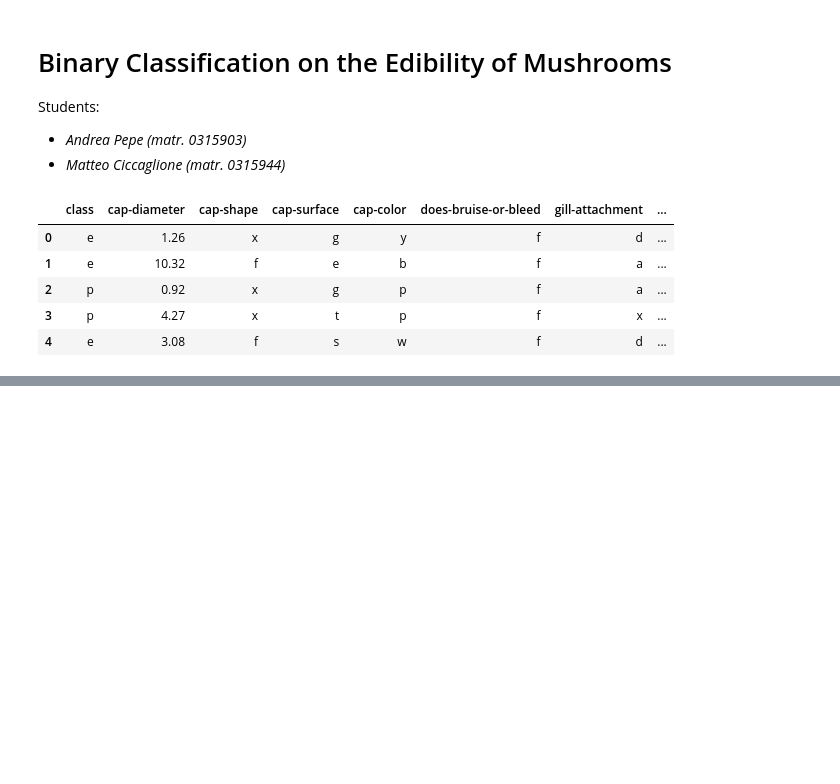
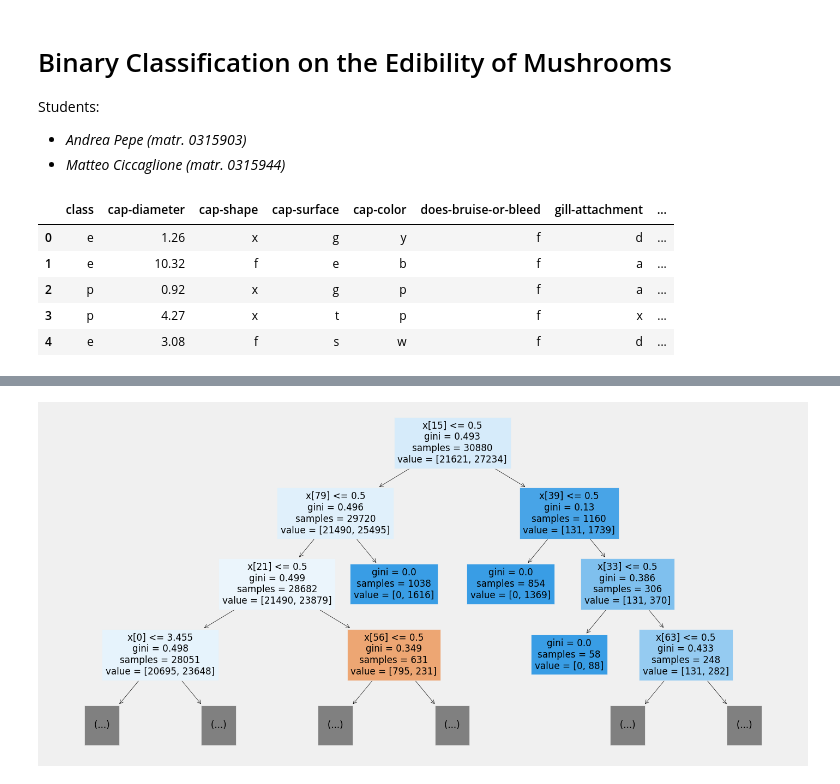
Before and after one commit to AndreaPepe/MushroomsClassification, a Jupyter notebook: mushrooms_classifiers.ipynb, the cells around one changed output, grey strips where cells are left out. Drawn from its saved outputs; the diff is of its cells as text; code cells hidden in the pictures; blank space fills up the shorter version.

```diff
--- a/mushrooms_classifiers.ipynb
+++ b/mushrooms_classifiers.ipynb
@@ -198,0 +224,34 @@ Accuracy: 0.7059931226461438
+# %%
+import matplotlib.colors as mcolors
+plt.style.use('fivethirtyeight')
+
+plt.rcParams['font.family'] = 'sans-serif'
+plt.rcParams['font.serif'] = 'Ubuntu'
+plt.rcParams['font.monospace'] = 'Ubuntu Mono'
+plt.rcParams['font.size'] = 10
+plt.rcParams['axes.labelsize'] = 10
+plt.rcParams['axes.labelweight'] = 'bold'
+plt.rcParams['axes.titlesize'] = 10
+plt.rcParams['xtick.labelsize'] = 8
+plt.rcParams['ytick.labelsize'] = 8
+plt.rcParams['legend.fontsize'] = 10
+plt.rcParams['figure.titlesize'] = 12
+plt.rcParams['image.cmap'] = 'jet'
+plt.rcParams['image.interpolation'] = 'none'
+plt.rcParams['figure.figsize'] = (16, 8)
+plt.rcParams['lines.linewidth'] = 2
+plt.rcParams['lines.markersize'] = 8
+
+colors = ['#008fd5', '#fc4f30', '#e5ae38', '#6d904f', '#8b8b8b', '#810f7c',
+'#137e6d', '#be0119', '#3b638c', '#af6f09', '#008fd5', '#fc4f30', '#e5ae38', '#6d904f', '#8b8b8b',
+'#810f7c', '#137e6d', '#be0119', '#3b638c', '#af6f09']
+
+cmap = mcolors.LinearSegmentedColormap.from_list("", ["#82cafc", "#069af3", "#0485d1", colors[0], colors[8]])
+# %%
+j = len(rf.estimators_) // 2
+tree = rf.estimators_[j]
+
+sklearn.tree.plot_tree(tree, max_depth=3, filled=True)
+plt.show()
+# %% [output]
+[figure, added]
```
Also changed, not shown: parts of 12 cells of this notebook.
